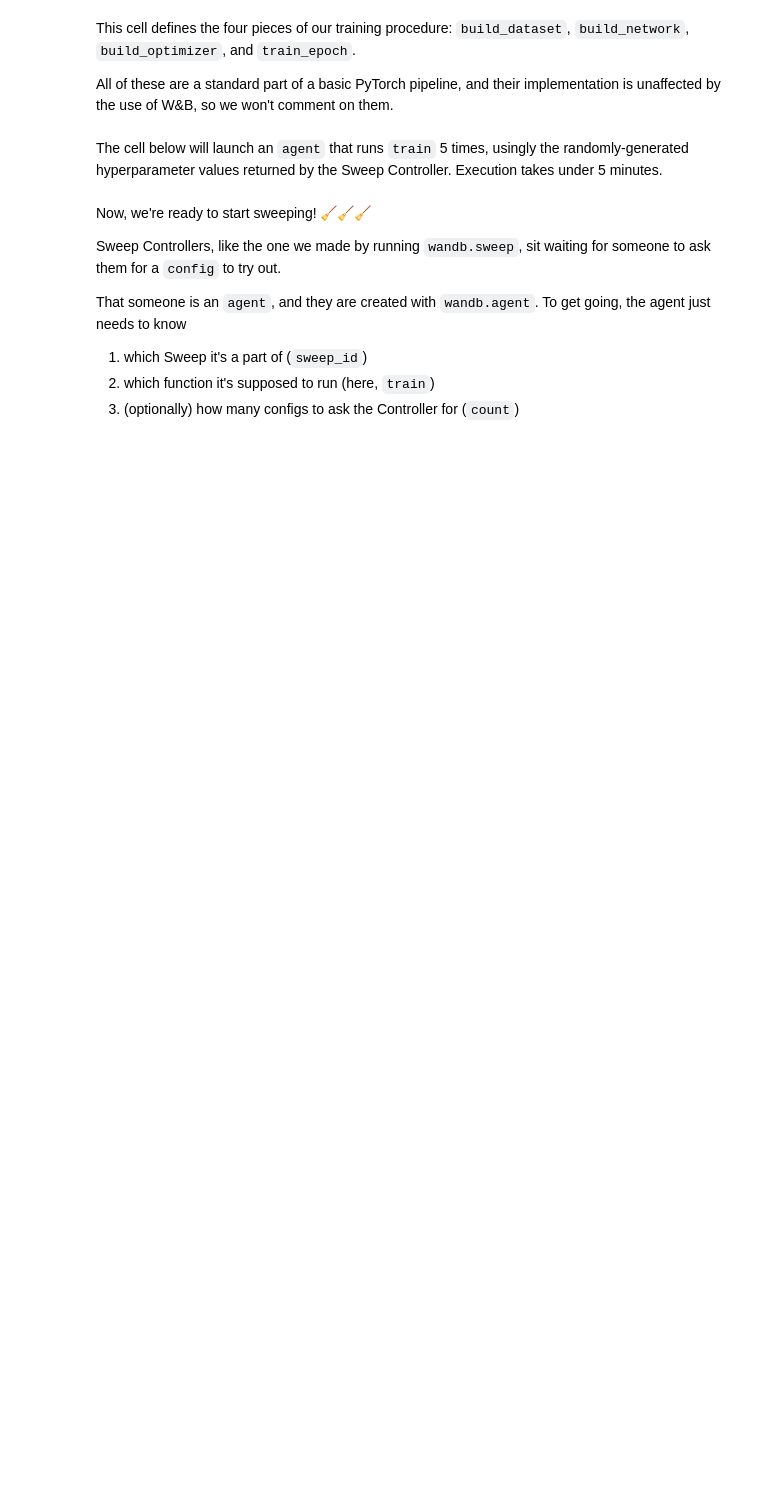
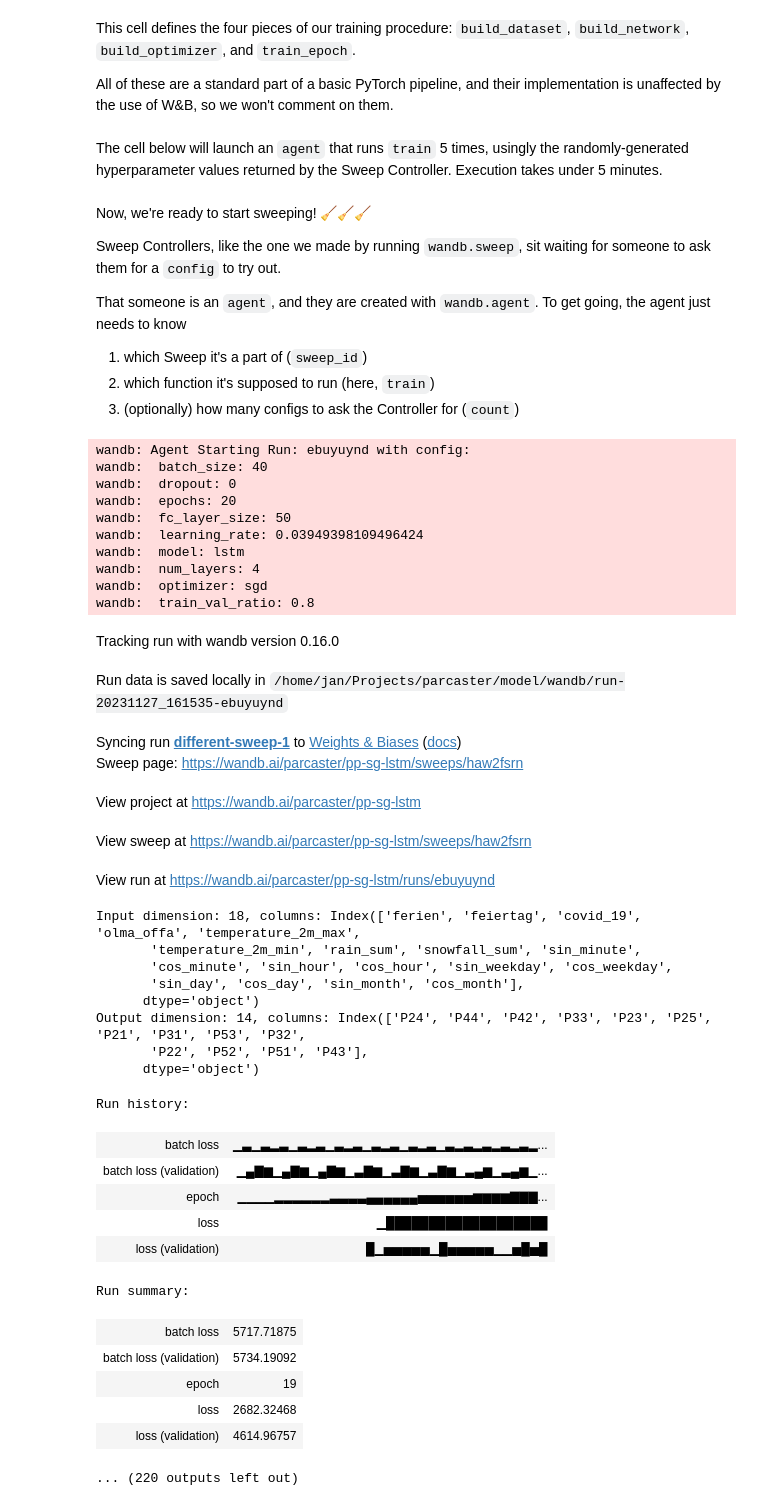
Before and after one commit to mr-perseus/parcaster, a Jupyter notebook: model/W&B_PPSG_LSTM.ipynb, the cells around one changed output. Cells and saved outputs as stored; diff of their text form; code cells hidden in the pictures; blank space fills up the shorter version.

```diff
--- a/model/W&B_PPSG_LSTM.ipynb
+++ b/model/W&B_PPSG_LSTM.ipynb
@@ -28,8 +35,10 @@ We define the sweep config via dict in our Jupyter notebook. You can find more i
 
 You can find a list of all configuration options [here](https://docs.wandb.com/library/sweeps/configuration) and a big collection of examples in YAML format [here](https://github.com/wandb/examples/tree/master/examples/keras/keras-cnn-fashion).
 # %%
+# See also https://towardsdatascience.com/choosing-the-right-hyperparameters-for-a-simple-lstm-using-keras-f8e9ed76f046
+
 sweep_config = {
-    'method': 'random',
+    'method': 'bayes',
     'metric': {
         'goal': 'minimize',
         'name': 'loss'
@@ -48,21 +57,21 @@ sweep_config = {
             'value': 0.8
         },
         'dropout': {
-            'value': 0
+            'values': [0, 0.1, 0.2, 0.5]
         },
         'num_layers': {
-            'values': [1, 2, 3]
+            'values': [2, 4, 8, 16, 32]
         },
         'epochs': {
-            'value': 10
+            'value': [5, 10, 20, 40]
         },
         'fc_layer_size': {
-            'values': [50, 100, 200]
+            'values': [50, 100, 200, 400, 1000]
         },
         'learning_rate': {
             'distribution': 'uniform',
             'max': 0.1,
-            'min': 0
+            'min': 0.00001
         },
         'optimizer': {
             'values': ['adam', 'sgd']
@@ -232,4 +251,43 @@ To get going, the agent just needs to know
 2. which function it's supposed to run (here, `train`)
 3. (optionally) how many configs to ask the Controller for (`count`)
 # %%
-wandb.agent(sweep_id, train, count=5)
+wandb.agent(sweep_id, train, count=20)
+# %% [output]
+wandb: Agent Starting Run: ebuyuynd with config:
+wandb:  batch_size: 40
+wandb:  dropout: 0
+wandb:  epochs: 20
+wandb:  fc_layer_size: 50
+wandb:  learning_rate: 0.03949398109496424
+wandb:  model: lstm
+wandb:  num_layers: 4
+wandb:  optimizer: sgd
+wandb:  train_val_ratio: 0.8
+Tracking run with wandb version 0.16.0
+Run data is saved locally in /home/jan/Projects/parcaster/model/wandb/run-20231127_161535-ebuyuynd
+Syncing run different-sweep-1 to Weights & Biases (docs)
+Sweep page: https://wandb.ai/parcaster/pp-sg-lstm/sweeps/haw2fsrn
+View project at https://wandb.ai/parcaster/pp-sg-lstm
+View sweep at https://wandb.ai/parcaster/pp-sg-lstm/sweeps/haw2fsrn
+View run at https://wandb.ai/parcaster/pp-sg-lstm/runs/ebuyuynd
+Input dimension: 18, columns: Index(['ferien', 'feiertag', 'covid_19', 'olma_offa', 'temperature_2m_max',
+       'temperature_2m_min', 'rain_sum', 'snowfall_sum', 'sin_minute',
+       'cos_minute', 'sin_hour', 'cos_hour', 'sin_weekday', 'cos_weekday',
+       'sin_day', 'cos_day', 'sin_month', 'cos_month'],
+      dtype='object')
+Output dimension: 14, columns: Index(['P24', 'P44', 'P42', 'P33', 'P23', 'P25', 'P21', 'P31', 'P53', 'P32',
+       'P22', 'P52', 'P51', 'P43'],
+      dtype='object')
+Run history:
+| batch loss | ▁▃▁▃▂▃▁▃▂▃▁▃▂▃▁▃▂▃▁▃▂▃▁▃▂▃▂▃▂▃▂▃▂... |
+| batch loss (validation) | ▁▄▇▆▁▄▇▆▁▄▇▆▁▃▇▆▁▃▇▆▁▃▇▆▁▃▄▆▁▃▄▆▁... |
+| epoch | ▁▁▁▁▂▂▂▂▂▂▃▃▃▃▄▄▄▄▄▄▅▅▅▅▅▅▆▆▆▆▇▇▇... |
+| loss | ▁███████████████████ |
+| loss (validation) | █▁▅▅▅▅▅▁█▅▅▅▅▅▁▁▅█▅█ |
+Run summary:
+| batch loss | 5717.71875 |
+| batch loss (validation) | 5734.19092 |
+| epoch | 19 |
+| loss | 2682.32468 |
+| loss (validation) | 4614.96757 |
+... (220 outputs left out)
```
Also changed, not shown: parts of 6 cells of this notebook, 9 other files.
